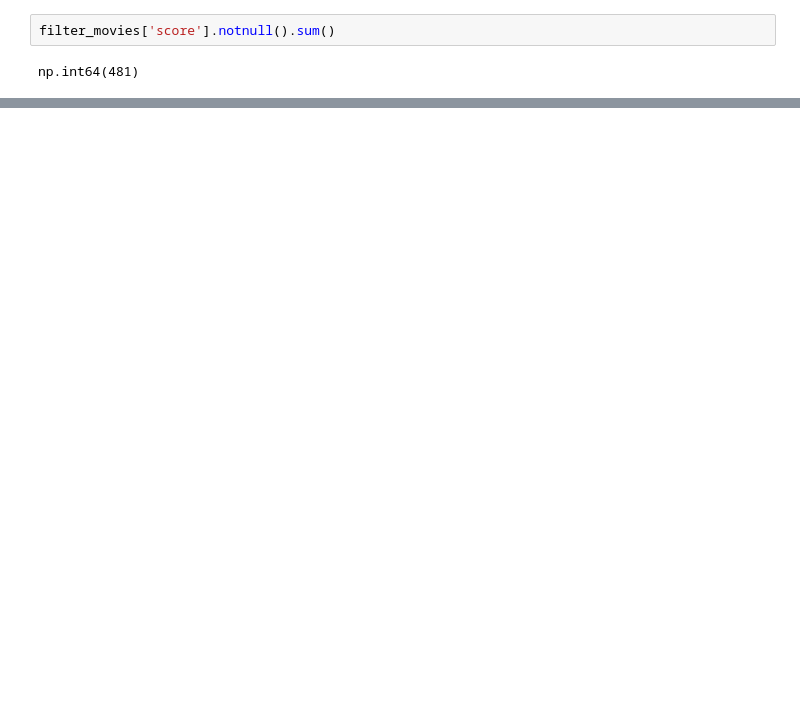
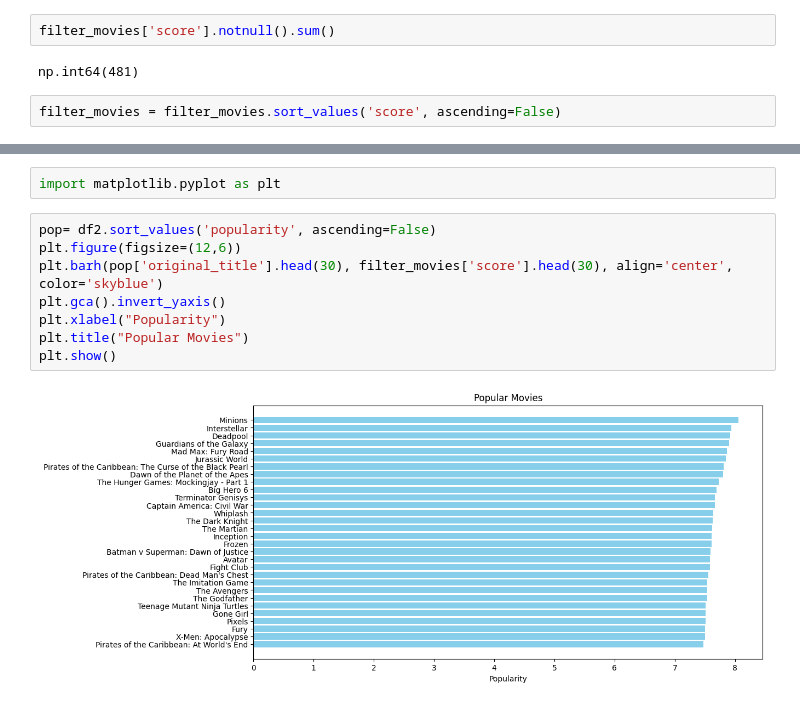
Before and after one commit to ashokumar06/Movie-Recommendation-System, a Jupyter notebook: main.ipynb, the cells around one changed output, grey strips where cells are left out. Saved outputs shown, nothing was run; the diff lists cells and outputs as text; blank space fills up the shorter version.

```diff
--- a/main.ipynb
+++ b/main.ipynb
@@ -151,3 +151,5 @@ filter_movies.head(1)
 filter_movies['score'].notnull().sum()
 # %% [output]
 np.int64(481)
+# %%
+filter_movies = filter_movies.sort_values('score', ascending=False)
@@ -153,0 +170,12 @@ np.int64(481)
+# %%
+import matplotlib.pyplot as plt
+# %%
+pop= df2.sort_values('popularity', ascending=False)
+plt.figure(figsize=(12,6))
+plt.barh(pop['original_title'].head(30), filter_movies['score'].head(30), align='center', color='skyblue')
+plt.gca().invert_yaxis()
+plt.xlabel("Popularity")
+plt.title("Popular Movies")
+plt.show()
+# %% [output]
+[figure, added]
```
Also changed, not shown: parts of 19 cells of this notebook.
